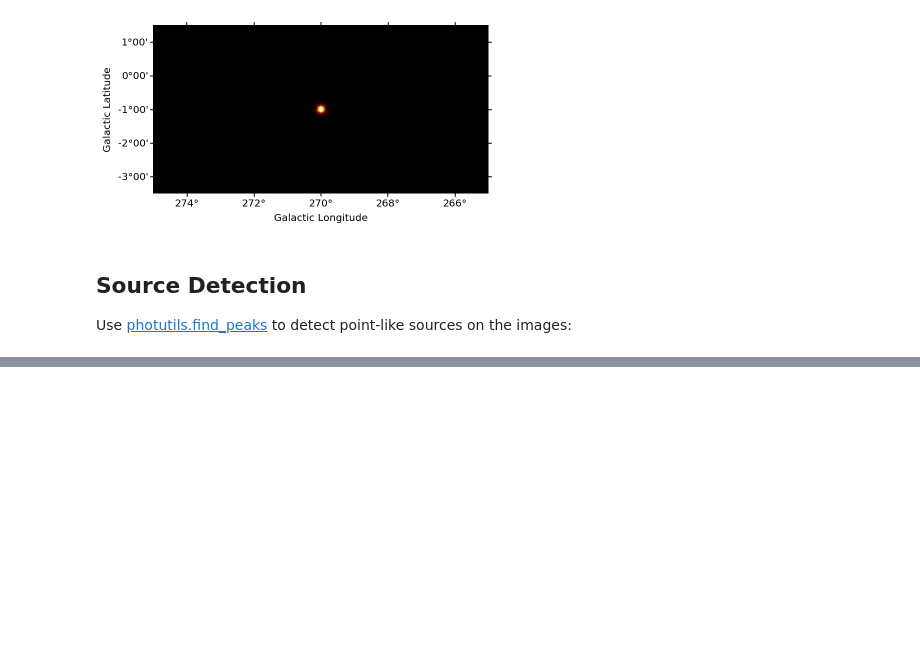
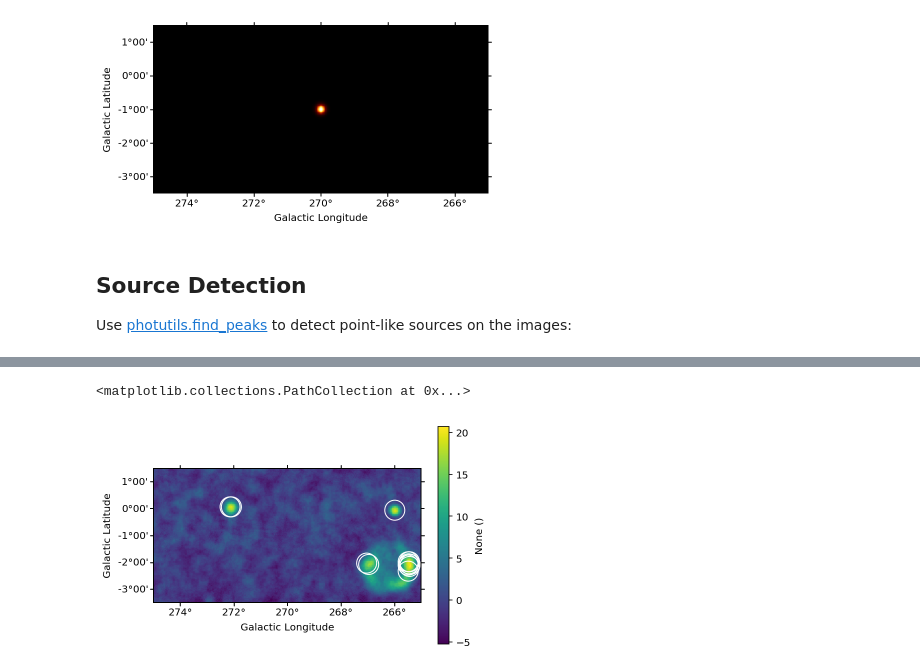
Before and after one commit to bkhelifi/gammapy-meudon-tutorial, a Jupyter notebook: notebooks/tutorial_gammapy_maps.ipynb, the cells around one changed output, grey strips where cells are left out. Drawn from its saved outputs; the diff is of its cells as text; code cells hidden in the pictures; blank space fills up the shorter version.

```diff
--- a/notebooks/tutorial_gammapy_maps.ipynb
+++ b/notebooks/tutorial_gammapy_maps.ipynb
@@ -289,2 +308,13 @@ sources
 | 114 | 142 | 140.345491845 | -49.818204351 | 19.0980432049 |
 | 116 | 142 | 140.290752028 | -49.7829336199 | 19.1759336687 |
+# %%
+# Plot sources on top of significance sky image
+significance_image.plot(add_cbar=True,cmap='viridis')
+
+plt.gca().scatter(
+    sources['icrs_ra_peak'], sources['icrs_dec_peak'],
+    transform=plt.gca().get_transform('icrs'),
+    color='none', edgecolor='white', marker='o', s=400)
+# %% [output]
+<matplotlib.collections.PathCollection at 0x...>
+[figure, added]
```
Also changed, not shown: parts of 10 cells of this notebook, 1 other file.
